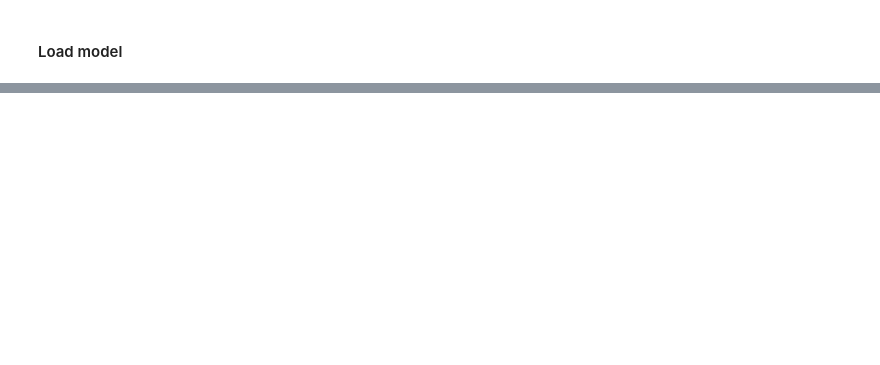
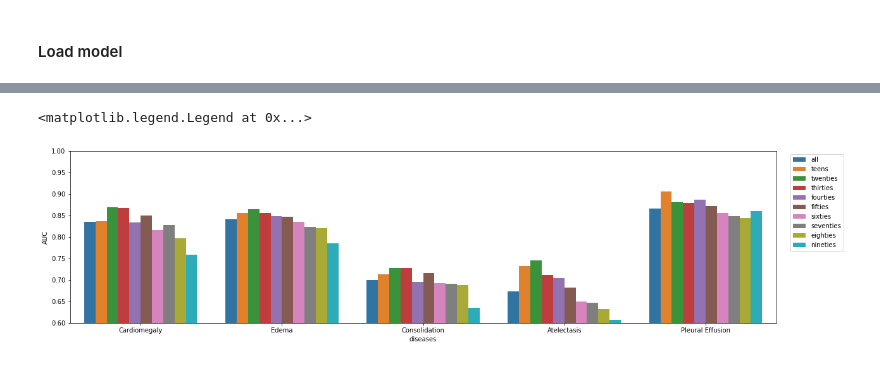
Before and after one commit to LuxImagingAI/ba_jessica, a Jupyter notebook: ChexpertEval.ipynb, the cells around one changed output, grey strips where cells are left out. Drawn from its saved outputs; the diff is of its cells as text; code cells hidden in the pictures; blank space fills up the shorter version.

```diff
--- a/ChexpertEval.ipynb
+++ b/ChexpertEval.ipynb
@@ -99,0 +359,10 @@ skm.roc_auc_score(modified_csv[col], probabilities[col])
+# %%
+selection_teens = (evaluate_on.Age >= 10) & (evaluate_on.Age < 20)
+selection_twenties = (evaluate_on.Age >= 20) & (evaluate_on.Age < 30)
+selection_thirties = (evaluate_on.Age >= 30) & (evaluate_on.Age < 40)
+selection_fourties = (evaluate_on.Age >= 40) & (evaluate_on.Age < 50)
+selection_fifties = (evaluate_on.Age >= 50) & (evaluate_on.Age < 60)
+selection_sixties = (evaluate_on.Age >= 60) & (evaluate_on.Age < 70)
+selection_seventies = (evaluate_on.Age >= 70) & (evaluate_on.Age < 80)
+selection_eighties = (evaluate_on.Age >= 80) & (evaluate_on.Age < 90)
+selection_nineties = (evaluate_on.Age >= 90)
@@ -99,0 +453,14 @@ skm.roc_auc_score(modified_csv[col], probabilities[col])
+# %%
+scores_age = pd.DataFrame([diseases, diseases_teens, diseases_twenties, diseases_thirties, diseases_fourties, diseases_fifties, diseases_sixties, diseases_seventies, diseases_eighties, diseases_nineties],
+                          columns= prediction_pathology,
+                          index= ['all', 'teens', 'twenties', 'thirties', 'fourties', 'fifties', 'sixties', 'seventies', 'eighties', 'nineties'])
+# %%
+data_age = scores_age.stack().reset_index().rename(columns = {'level_0' : 'cohort', 'level_1' : 'diseases', 0 : 'AUC'})
+# %%
+fig, ax = plt.subplots(1,1, figsize=(20,5))
+sns.barplot(data = data_age, x = 'diseases', hue='cohort', y='AUC', ax=ax)
+plt.ylim([0.6, 1])
+plt.legend(loc= 'upper right', bbox_to_anchor=(1.1,1))
+# %% [output]
+<matplotlib.legend.Legend at 0x...>
+[figure, added]
```
Also changed, not shown: parts of 65 cells of this notebook, 3 other files.
